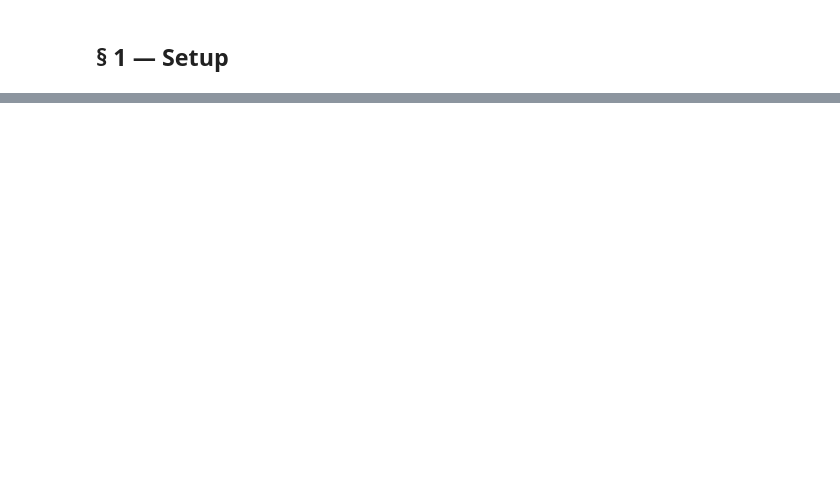
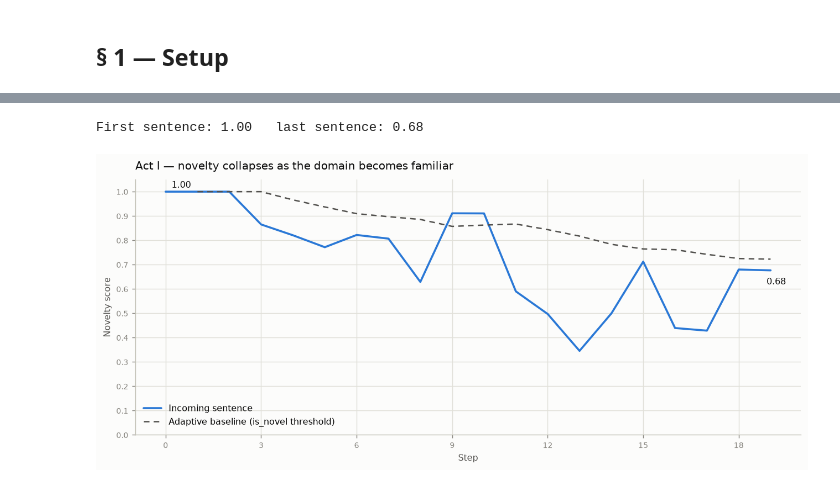
Before and after one commit to clembarr/ffbf-novelty-detector, a Jupyter notebook: notebooks/ffbf_semantic_demo.ipynb, the cells around one changed output, grey strips where cells are left out. Cells and saved outputs as stored; diff of their text form; code cells hidden in the pictures; blank space fills up the shorter version.

```diff
--- a/notebooks/ffbf_semantic_demo.ipynb
+++ b/notebooks/ffbf_semantic_demo.ipynb
@@ -274,0 +176,31 @@ plt.show()
+# %%
+weights_fresh = f.weights().copy()
+scores_I: list[float] = []
+for vec in tech_stream:
+    scores_I.append(f.novelty(vec))  #score it before learning it
+    f.add(vec)
+weights_after_I = f.weights().copy()
+map_after_I = novelty_of(f, all_emb)
+
+print(f"First sentence: {scores_I[0]:.2f}   last sentence: {scores_I[-1]:.2f}")
+# %% [output]
+First sentence: 1.00   last sentence: 0.68
+# %%
+fig, ax = plt.subplots(figsize=(10, 4.5))
+plot_novelty_scores(scores_I, label="Incoming sentence", ax=ax)
+ax.plot(
+    running_baseline(scores_I, cfg.window_size),
+    color=PALETTE["ink_soft"], linewidth=1.4, linestyle=(0, (4, 3)),
+    label="Adaptive baseline (is_novel threshold)",
+)
+ax.legend(loc="lower left")
+ax.set_title("Act I — novelty collapses as the domain becomes familiar")
+#direct-label the two endpoints only; the axis carries the rest
+ax.annotate(f"{scores_I[0]:.2f}", (0, scores_I[0]), textcoords="offset points",
+            xytext=(6, 4), color=PALETTE["ink"], fontsize=9)
+ax.annotate(f"{scores_I[-1]:.2f}", (len(scores_I) - 1, scores_I[-1]), textcoords="offset points",
+            xytext=(-4, -14), color=PALETTE["ink"], fontsize=9)
+plt.tight_layout()
+plt.show()
+# %% [output]
+[figure, added]
```
Also changed, not shown: parts of 66 cells of this notebook, 13 other files.
